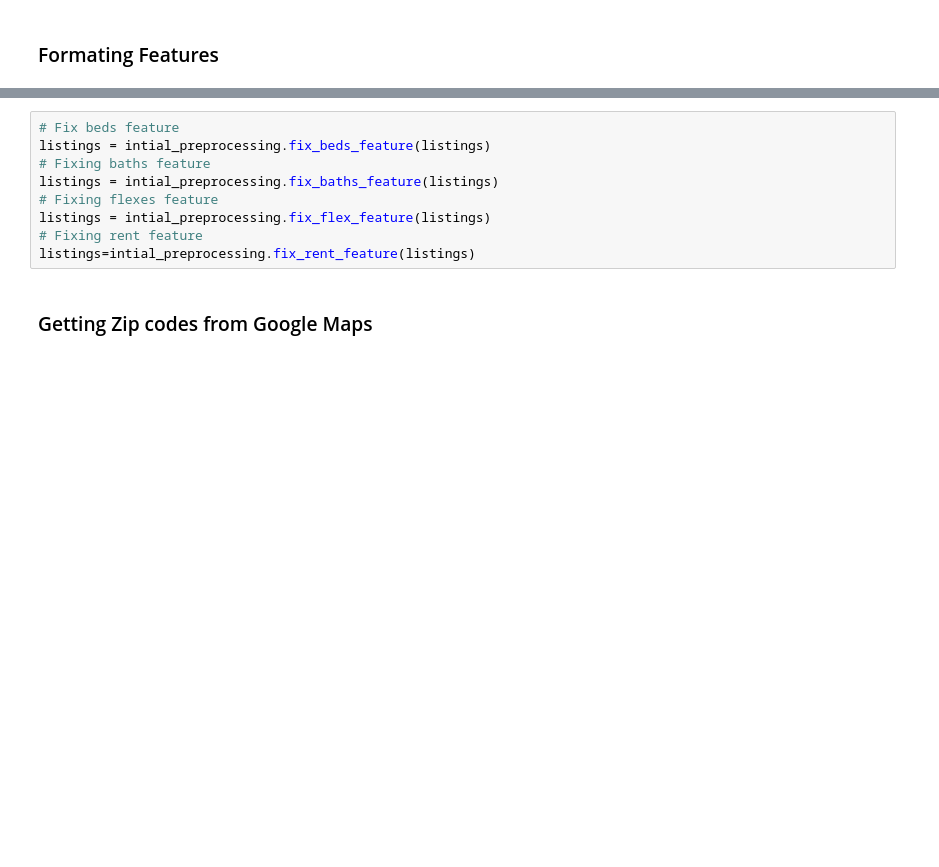
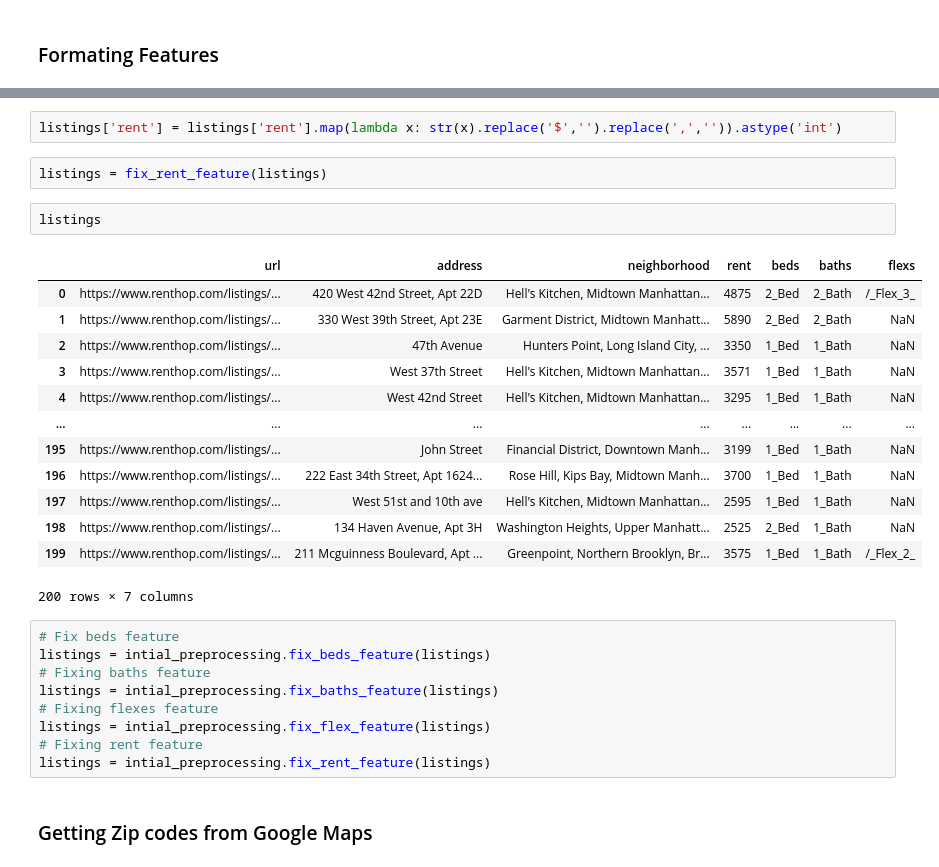
Before and after one commit to DoctorDatah/Apartments-Listings-NYC-Analysis-and-Modeling, a Jupyter notebook: notebooks/2-Initial-data-preparation.ipynb, the cells around one changed output, grey strips where cells are left out. Drawn from its saved outputs; the diff is of its cells as text; blank space fills up the shorter version.

```diff
--- a/notebooks/2-Initial-data-preparation.ipynb
+++ b/notebooks/2-Initial-data-preparation.ipynb
@@ -69,3 +84,23 @@ listings.describe()
+# %%
+listings['rent'] = listings['rent'].map(lambda x: str(x).replace('$','').replace(',','')).astype('int')
+# %%
+listings = fix_rent_feature(listings)
+# %%
+listings
+# %% [output]
+|  | url | address | neighborhood | rent | beds | baths | flexs |
+| 0 | https://www.renthop.com/listings/... | 420 West 42nd Street, Apt 22D | Hell's Kitchen, Midtown Manhattan... | 4875 | 2_Bed | 2_Bath | /_Flex_3_ |
+| 1 | https://www.renthop.com/listings/... | 330 West 39th Street, Apt 23E | Garment District, Midtown Manhatt... | 5890 | 2_Bed | 2_Bath | NaN |
+| 2 | https://www.renthop.com/listings/... | 47th Avenue | Hunters Point, Long Island City, ... | 3350 | 1_Bed | 1_Bath | NaN |
+| 3 | https://www.renthop.com/listings/... | West 37th Street | Hell's Kitchen, Midtown Manhattan... | 3571 | 1_Bed | 1_Bath | NaN |
+| 4 | https://www.renthop.com/listings/... | West 42nd Street | Hell's Kitchen, Midtown Manhattan... | 3295 | 1_Bed | 1_Bath | NaN |
+| ... | ... | ... | ... | ... | ... | ... | ... |
+| 195 | https://www.renthop.com/listings/... | John Street | Financial District, Downtown Manh... | 3199 | 1_Bed | 1_Bath | NaN |
+| 196 | https://www.renthop.com/listings/... | 222 East 34th Street, Apt 1624... | Rose Hill, Kips Bay, Midtown Manh... | 3700 | 1_Bed | 1_Bath | NaN |
+| 197 | https://www.renthop.com/listings/... | West 51st and 10th ave | Hell's Kitchen, Midtown Manhattan... | 2595 | 1_Bed | 1_Bath | NaN |
+| 198 | https://www.renthop.com/listings/... | 134 Haven Avenue, Apt 3H | Washington Heights, Upper Manhatt... | 2525 | 2_Bed | 1_Bath | NaN |
+| 199 | https://www.renthop.com/listings/... | 211 Mcguinness Boulevard, Apt ... | Greenpoint, Northern Brooklyn, Br... | 3575 | 1_Bed | 1_Bath | /_Flex_2_ |
+200 rows × 7 columns
 # %%
 # Fix beds feature
 listings = intial_preprocessing.fix_beds_feature(listings)
@@ -74,7 +109,7 @@ listings = intial_preprocessing.fix_baths_feature(listings)
 # Fixing flexes feature
 listings = intial_preprocessing.fix_flex_feature(listings)
 # Fixing rent feature
-listings=intial_preprocessing.fix_rent_feature(listings)
+listings = intial_preprocessing.fix_rent_feature(listings)
 # %% [markdown]
 ### Getting Zip codes from Google Maps
 # %%
```
Also changed, not shown: parts of 11 cells of this notebook, 7 other files.
